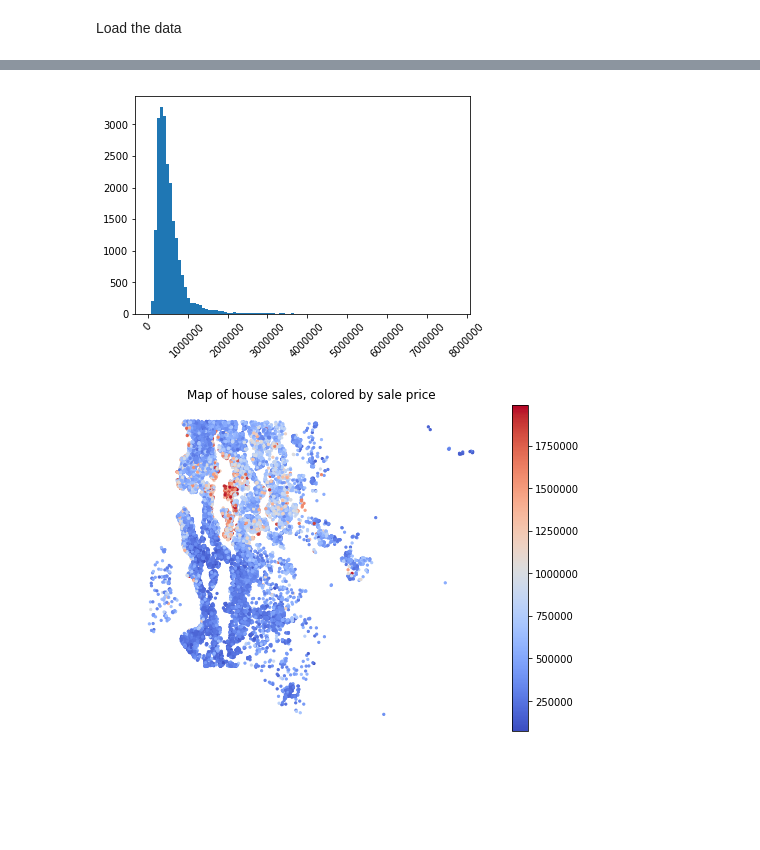
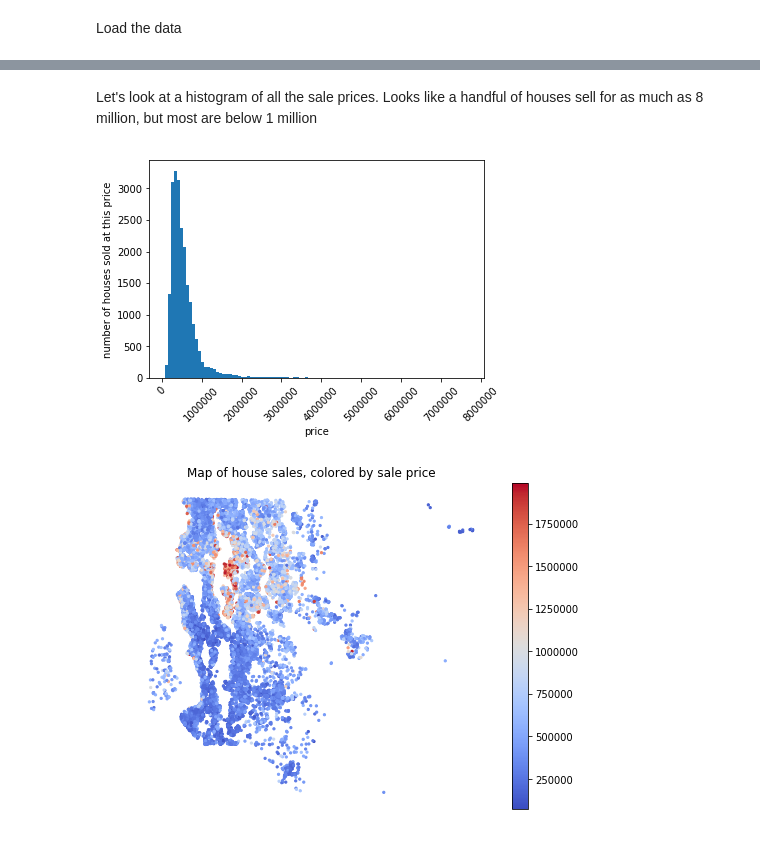
Before and after one commit to katelynrwalker/housing-prices, a Jupyter notebook: housing-prices-model.ipynb, the cells around one changed output, grey strips where cells are left out. Drawn from its saved outputs; the diff is of its cells as text; code cells hidden in the pictures; blank space fills up the shorter version.

```diff
--- a/housing-prices-model.ipynb
+++ b/housing-prices-model.ipynb
@@ -13,5 +16,8 @@ First let's drop a couple columns that seem redundant
 # %%
-houses.drop(['sqft_living15', 'sqft_lot15'], axis=1, inplace=True)
+houses.drop(['sqft_living15', 'sqft_lot15', 'id'], axis=1, inplace=True)
+# %%
+houses['date_sold'] = pd.to_datetime(houses['date'])
+houses.drop('date', axis=1, inplace=True)
 # %%
 houses.head()
 # %% [output]
@@ -24,7 +52,11 @@ houses.head()
+# %% [markdown]
+Let's look at a histogram of all the sale prices. Looks like a handful of houses sell for as much as 8 million, but most are below 1 million
 # %%
 plt.hist(houses['price'], bins = 100)
 plt.xticks(rotation=45)
+plt.xlabel('price')
+plt.ylabel('number of houses sold at this price')
 plt.show()
 # %% [output]
-[figure, old version]
+[figure, new version]
 # %%
```
Also changed, not shown: parts of 35 cells of this notebook.
